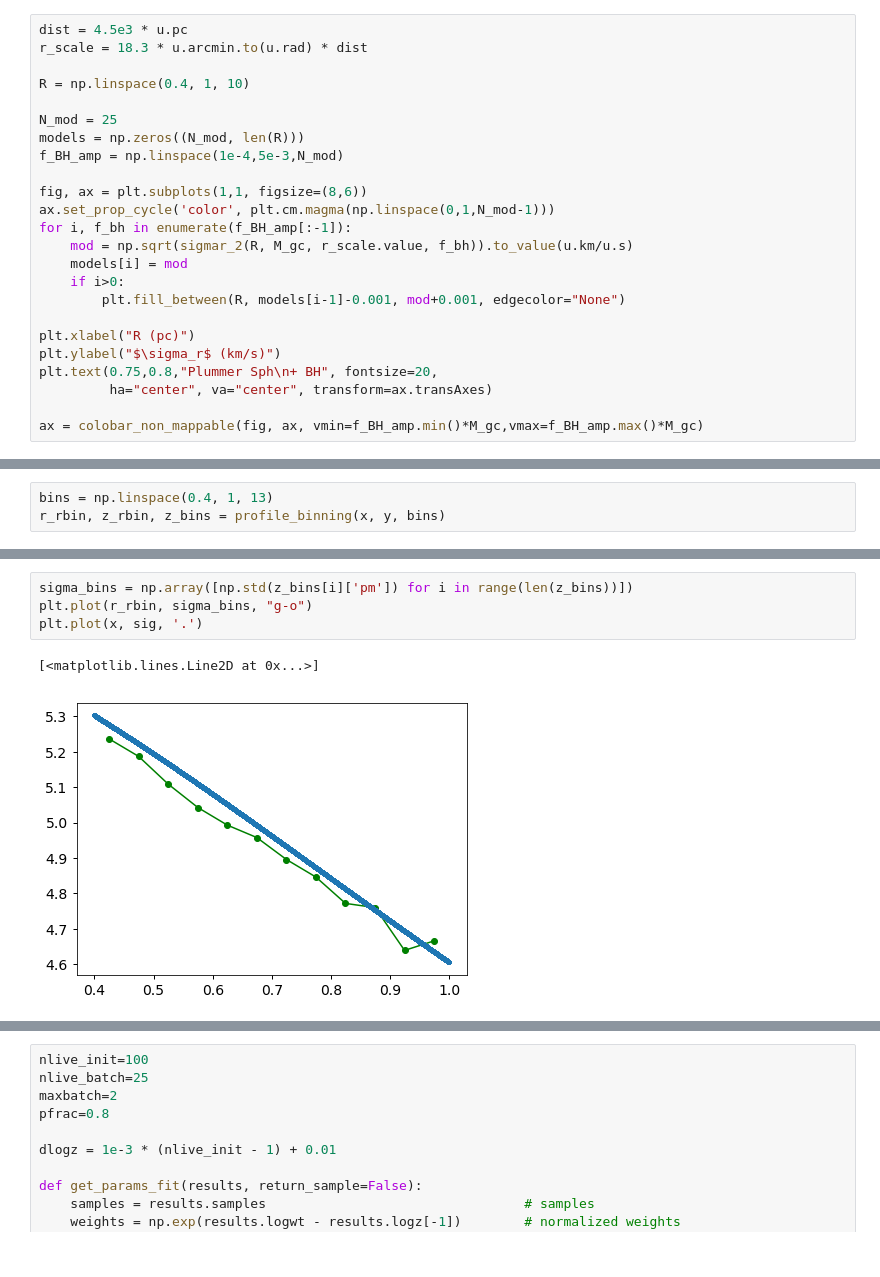
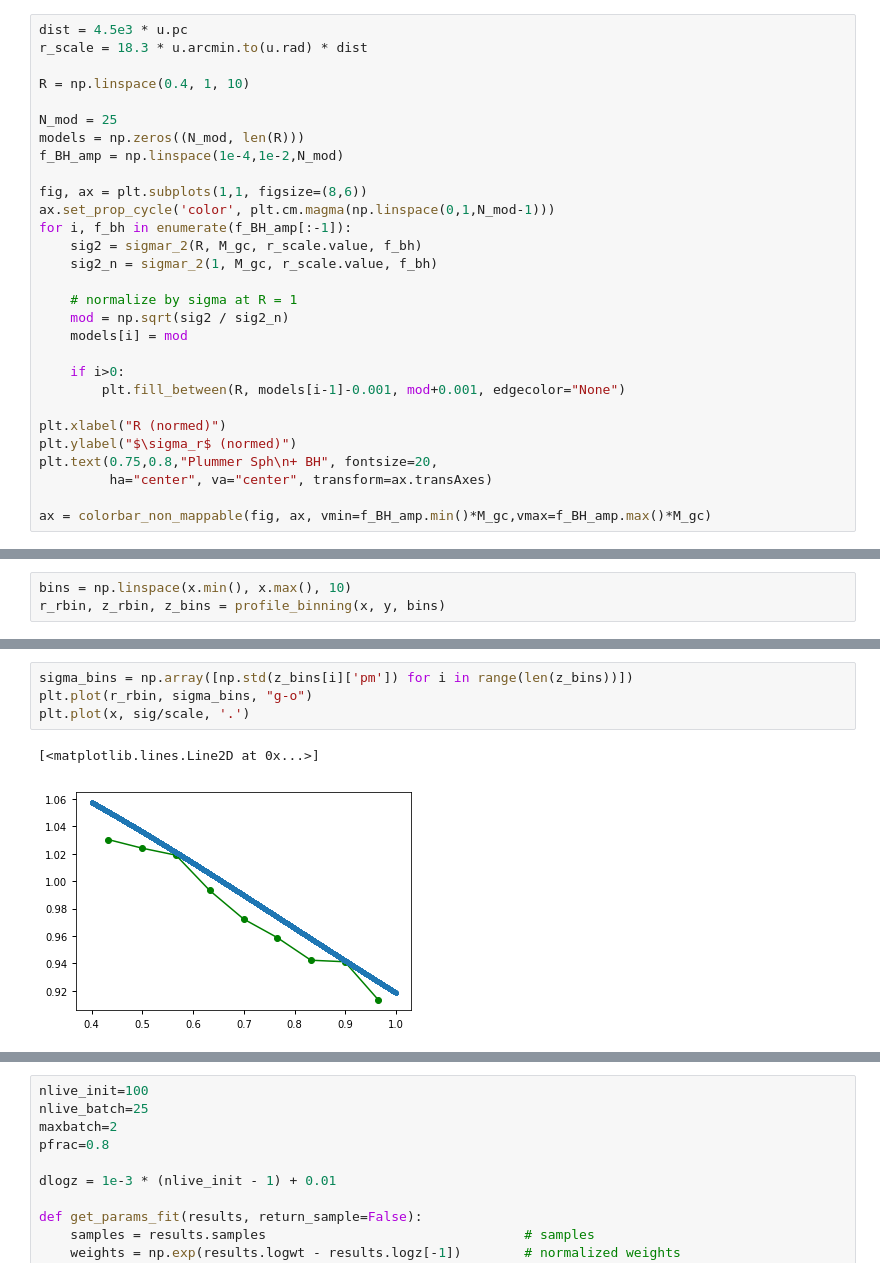
Before and after one commit to nstarman/jas1101_project, a Jupyter notebook: notebooks/Dynesty_GCModel.ipynb, the cells around one changed output, grey strips where cells are left out. Drawn from its saved outputs; the diff is of its cells as text.

Commit message:
fit normalized mock data

```diff
--- a/notebooks/Dynesty_GCModel.ipynb
+++ b/notebooks/Dynesty_GCModel.ipynb
@@ -57,20 +120,25 @@ R = np.linspace(0.4, 1, 10)
 
 N_mod = 25
 models = np.zeros((N_mod, len(R)))
-f_BH_amp = np.linspace(1e-4,5e-3,N_mod)
+f_BH_amp = np.linspace(1e-4,1e-2,N_mod)
 
 fig, ax = plt.subplots(1,1, figsize=(8,6))
 ax.set_prop_cycle('color', plt.cm.magma(np.linspace(0,1,N_mod-1)))
 for i, f_bh in enumerate(f_BH_amp[:-1]):
-    mod = np.sqrt(sigmar_2(R, M_gc, r_scale.value, f_bh)).to_value(u.km/u.s)
+    sig2 = sigmar_2(R, M_gc, r_scale.value, f_bh)
+    sig2_n = sigmar_2(1, M_gc, r_scale.value, f_bh)
+
+    # normalize by sigma at R = 1
+    mod = np.sqrt(sig2 / sig2_n)
     models[i] = mod
+
     if i>0:
         plt.fill_between(R, models[i-1]-0.001, mod+0.001, edgecolor="None")
 
-plt.xlabel("R (pc)")
-plt.ylabel("$\sigma_r$ (km/s)")
+plt.xlabel("R (normed)")
+plt.ylabel("$\sigma_r$ (normed)")
 plt.text(0.75,0.8,"Plummer Sph\n+ BH", fontsize=20,
          ha="center", va="center", transform=ax.transAxes)
 
-ax = colobar_non_mappable(fig, ax, vmin=f_BH_amp.min()*M_gc,vmax=f_BH_amp.max()*M_gc)
+ax = colorbar_non_mappable(fig, ax, vmin=f_BH_amp.min()*M_gc,vmax=f_BH_amp.max()*M_gc)
 # %% [output]
@@ -78,4 +148,4 @@ ax = colobar_non_mappable(fig, ax, vmin=f_BH_amp.min()*M_gc,vmax=f_BH_amp.max()*
 # %%
-bins = np.linspace(0.4, 1, 13)
+bins = np.linspace(x.min(), x.max(), 10)
 r_rbin, z_rbin, z_bins = profile_binning(x, y, bins)
 # %% [output]
@@ -83,7 +153,7 @@ r_rbin, z_rbin, z_bins = profile_binning(x, y, bins)
 # %%
 sigma_bins = np.array([np.std(z_bins[i]['pm']) for i in range(len(z_bins))])
 plt.plot(r_rbin, sigma_bins, "g-o")
-plt.plot(x, sig, '.')
+plt.plot(x, sig/scale, '.')
 # %% [output]
 [<matplotlib.lines.Line2D at 0x...>]
-[figure, old version]
+[figure, new version]
```
Also changed, not shown: parts of 29 cells of this notebook.
